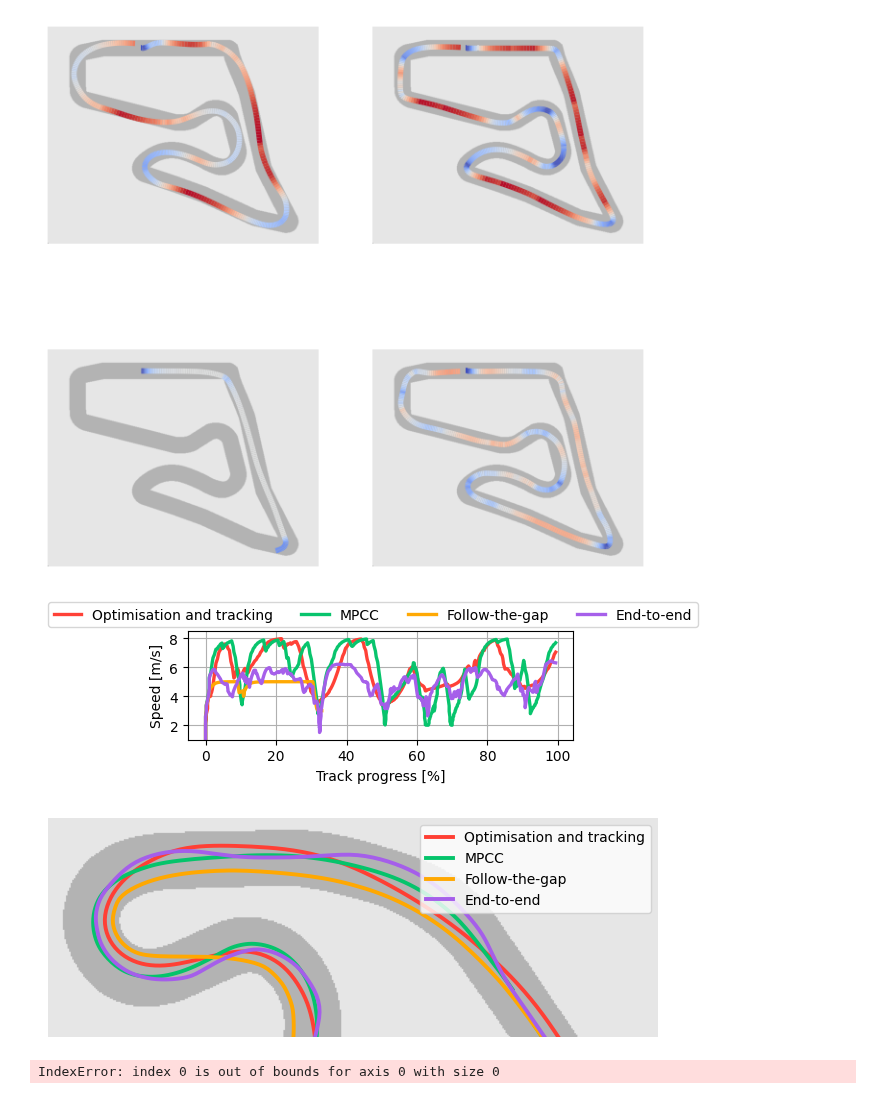
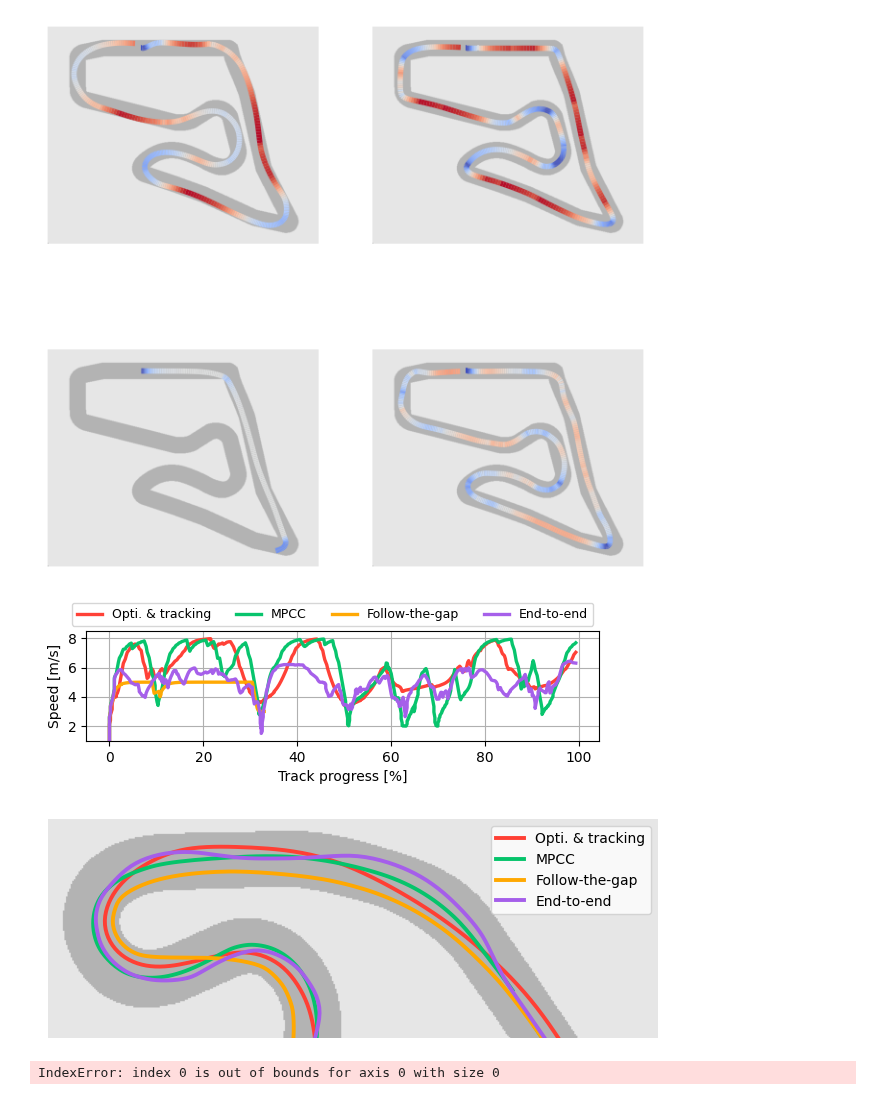
Before and after one commit to BDEvan5/f1tenth_benchmarks, a Jupyter notebook: Notebooks/benchmark_results2.ipynb, the cells around one changed output. Cells and saved outputs as stored; diff of their text form; code cells hidden in the pictures.

Commit message:
Plotting edits

```diff
--- a/Notebooks/benchmark_results2.ipynb
+++ b/Notebooks/benchmark_results2.ipynb
@@ -96,6 +96,7 @@ Lap data shape: (56896, 15), nPlanners: 4
 # %%
 plot_map = "mco"
 map_data = MapData(plot_map)
+neat_planner_names[0] = "Opti. & tracking"
 
 fig, axs = plt.subplots(2, 2, figsize=(6., 3), sharex=True, sharey=True)
 axs_list = axs.flatten()
@@ -172,28 +173,28 @@ for i in range(n_planners):
 # %%
 map_name = "aut"
 
 fig, ax1 = plt.subplots(1, 1, figsize=(6., 2.2), sharex=True)
 
 map_df = lap_df[lap_df["map_name"] == map_name]
 map_df = map_df[map_df['lap_n'] == 0]
 
 for i in range(4):
     df = map_df[map_df["planner"] == planners[i]]
     ax1.plot(df["progress"]*100, df["speed"], label=neat_planner_names[i], alpha=0.99, color=planner_colors[i], linewidth=2.4)
 
 ax1.grid(True)
 ax1.set_ylim(1., 8.5)
 ax1.yaxis.set_major_locator(plt.MaxNLocator(4))
 
-plt.legend(ncol=4, loc="center", bbox_to_anchor=(0.48, 1.15))
+plt.legend(ncol=4, loc="center", bbox_to_anchor=(0.48, 1.15), fontsize=9)
 plt.xlabel("Track progress [%]")
 plt.ylabel("Speed [m/s]")
 
 plt.tight_layout()
 plt.savefig(f"{save_path}speed_comparison_{map_name}.pdf", bbox_inches='tight', pad_inches=0.0)
 plt.savefig(f"{save_path}speed_comparison_{map_name}.svg", bbox_inches='tight', pad_inches=0.0)
 # %% [output]
-[figure, old version]
+[figure, new version]
 # %%
 plot_map = "gbr"
 map_data = MapData(plot_map)
@@ -217,7 +218,7 @@ plt.tight_layout()
 plt.savefig(f"{save_path}path_comparison_{plot_map}.svg", bbox_inches='tight', pad_inches=0)
 plt.savefig(f"{save_path}path_comparison_{plot_map}.pdf", bbox_inches='tight', pad_inches=0)
 # %% [output]
-[figure, old version]
+[figure, new version]
 # %%
 map_name = "aut"
 perception_id = ["localise", "localise", None, None]
```
Also changed, not shown: parts of 1 cell of this notebook, 3 other files.
